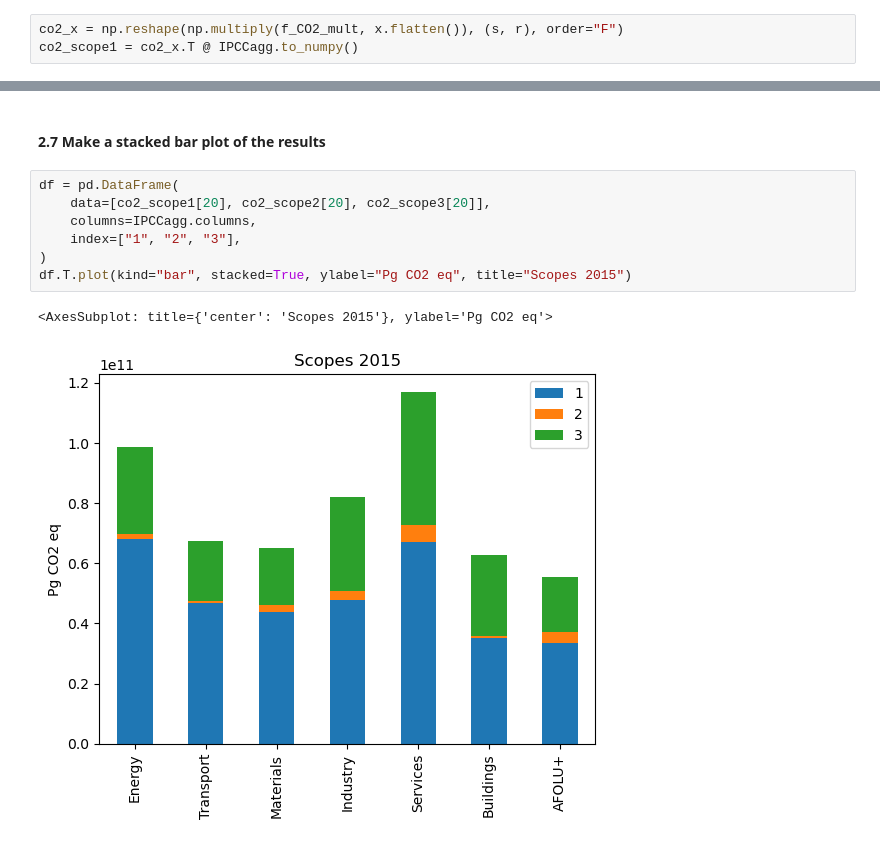
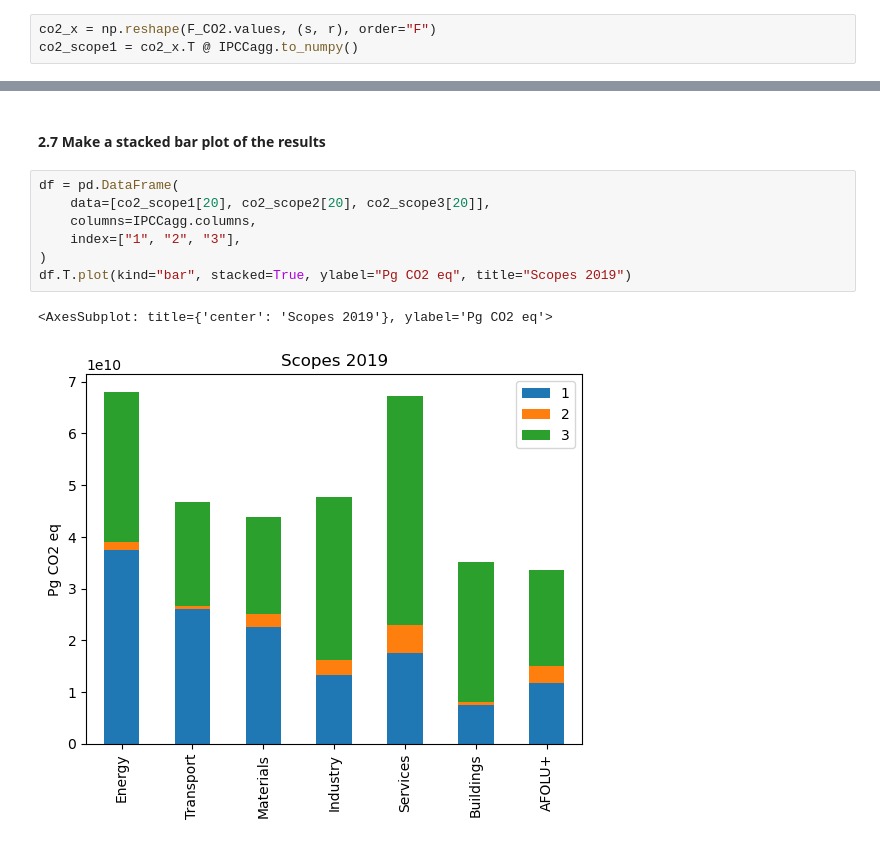
Before and after one commit to CMLPlatform/advanced_EEIO_course_student_version, a Jupyter notebook: carbon_based_accounting/carbon_based_accounting.ipynb, the cells around one changed output, grey strips where cells are left out. Drawn from its saved outputs; the diff is of its cells as text.

Commit message:
corrected scope1 implementation

```diff
--- a/carbon_based_accounting/carbon_based_accounting.ipynb
+++ b/carbon_based_accounting/carbon_based_accounting.ipynb
@@ -177,7 +177,7 @@ for i in range(r):
 # %% [markdown]
 #### 2.4 Calculate scope 1 emissions
 # %%
-co2_x = np.reshape(np.multiply(f_CO2_mult, x.flatten()), (s, r), order="F")
+co2_x = np.reshape(F_CO2.values, (s, r), order="F")
 co2_scope1 = co2_x.T @ IPCCagg.to_numpy()
 # %% [markdown]
 #### 2.5 Calculate scope 2 emissions
@@ -194,10 +194,10 @@ co2_scope3 = co2_ind_shaped.T @ IPCCagg.to_numpy() - co2_scope2
 # %%
 df = pd.DataFrame(
     data=[co2_scope1[20], co2_scope2[20], co2_scope3[20]],
     columns=IPCCagg.columns,
     index=["1", "2", "3"],
 )
-df.T.plot(kind="bar", stacked=True, ylabel="Pg CO2 eq", title="Scopes 2015")
+df.T.plot(kind="bar", stacked=True, ylabel="Pg CO2 eq", title="Scopes 2019")
 # %% [output]
-<AxesSubplot: title={'center': 'Scopes 2015'}, ylabel='Pg CO2 eq'>
+<AxesSubplot: title={'center': 'Scopes 2019'}, ylabel='Pg CO2 eq'>
-[figure, old version]
+[figure, new version]
```
